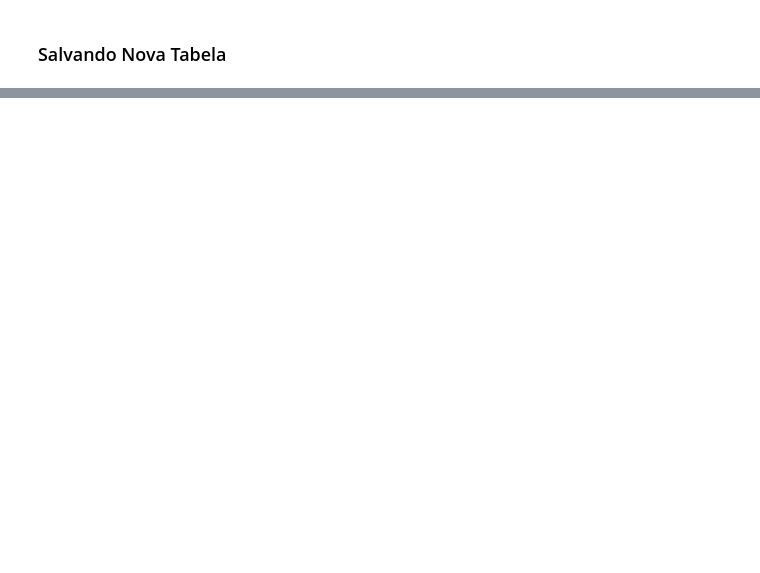
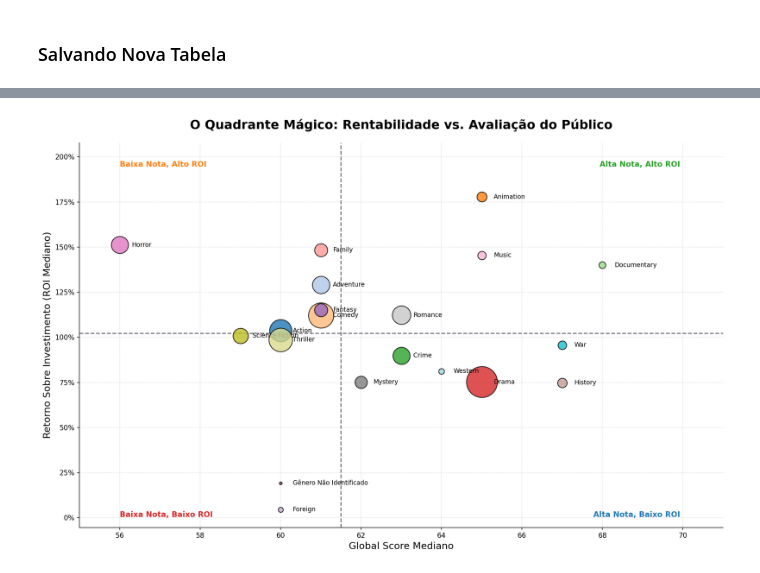
Before and after one commit to AleCecilio/entertainment_industry_performance_analysis, a Jupyter notebook: notebooks/02_data_analytics/19_analytics_financial_genres.ipynb, the cells around one changed output, grey strips where cells are left out. Cells and saved outputs as stored; diff of their text form; code cells hidden in the pictures; blank space fills up the shorter version.

```diff
--- a/notebooks/02_data_analytics/19_analytics_financial_genres.ipynb
+++ b/notebooks/02_data_analytics/19_analytics_financial_genres.ipynb
@@ -239,0 +378,67 @@ Sucesso! Tabela 'cinema_budget_genres' criada no banco: 'unified_media_catalog.d
+# %%
+# Removendo 'TV Movie' para não distorcer a escala
+df_plot = df_score_roi_genres[df_score_roi_genres['genres'] != 'TV Movie'].copy()
+
+
+plt.figure(figsize=(14, 9), dpi=150)
+
+x = df_plot['global_score_mediano']
+y = df_plot['roi_mediano']
+
+
+cores = plt.cm.tab20(np.linspace(0, 1, len(df_plot)))
+
+for i, (_, row) in enumerate(df_plot.iterrows()):
+    plt.scatter(
+        row['global_score_mediano'],
+        row['roi_mediano'],
+        s=row['quantidade_filmes'] * 0.5,
+        color=cores[i],
+        edgecolors='black',
+        linewidth=1.2,
+        alpha=0.8,
+        zorder=3
+    )
+
+
+    plt.text(
+        row['global_score_mediano'] + 0.3,
+        row['roi_mediano'],
+        f"{row['genres']}",
+        fontsize=9,
+        va='center',
+        fontweight='medium'
+    )
+
+
+score_mediano = x.median()
+roi_mediano = y.median()
+
+plt.axvline(score_mediano, color='#2B2D42', linestyle='--', linewidth=1.5, alpha=0.7, zorder=1)
+plt.axhline(roi_mediano, color='#2B2D42', linestyle='--', linewidth=1.5, alpha=0.7, zorder=1)
+
+x_min, x_max = x.min() - 1, x.max() + 3
+y_min, y_max = y.min() - 10, y.max() + 30
+
+plt.text(x_max - 1, y_max - 10, "Alta Nota, Alto ROI ", fontsize=11, fontweight='bold', color='#2CA02C', ha='right', va='top')
+plt.text(x_min + 1, y_max - 10, "Baixa Nota, Alto ROI ", fontsize=11, fontweight='bold', color='#FF7F0E', ha='left', va='top')
+plt.text(x_max - 1, y_min + 5, "Alta Nota, Baixo ROI ", fontsize=11, fontweight='bold', color='#1F77B4', ha='right', va='bottom')
+plt.text(x_min + 1, y_min + 5, "Baixa Nota, Baixo ROI ", fontsize=11, fontweight='bold', color='#D62728', ha='left', va='bottom')
+
+
+plt.xlim(x_min, x_max)
+plt.ylim(y_min, y_max)
+
+plt.gca().yaxis.set_major_formatter(ticker.FuncFormatter(lambda valor, _: f'{valor:.0f}%'))
+
+plt.title('O Quadrante Mágico: Rentabilidade vs. Avaliação do Público', fontsize=18, fontweight='bold', pad=20)
+plt.xlabel('Global Score Mediano', fontsize=14, fontweight='medium')
+plt.ylabel('Retorno Sobre Investimento (ROI Mediano)', fontsize=14, fontweight='medium')
+
+plt.grid(True, linestyle=':', alpha=0.6, zorder=0)
+sns.despine()
+
+plt.tight_layout()
+plt.show()
+# %% [output]
+[figure, added]
```
Also changed, not shown: parts of 15 cells of this notebook, 7 other files.
